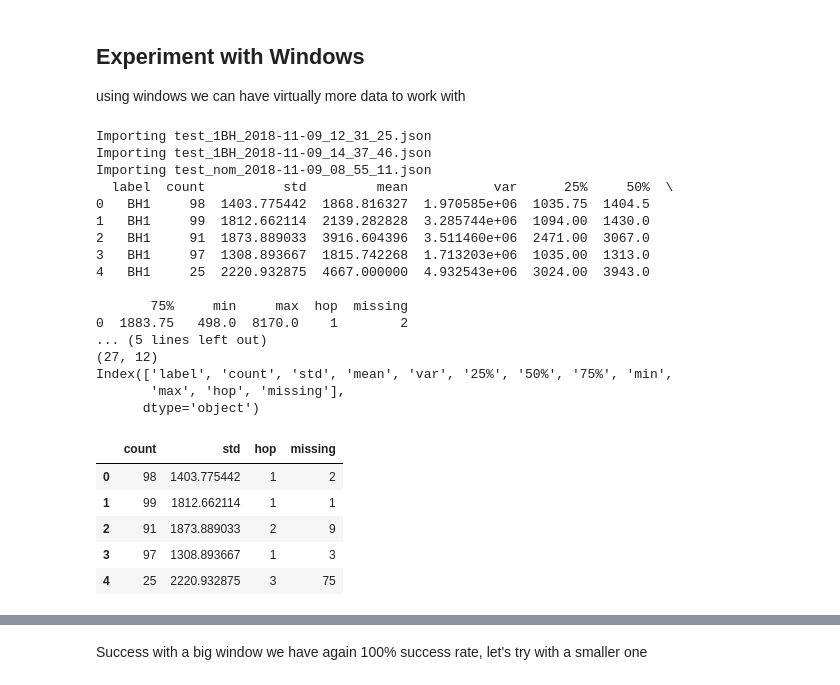
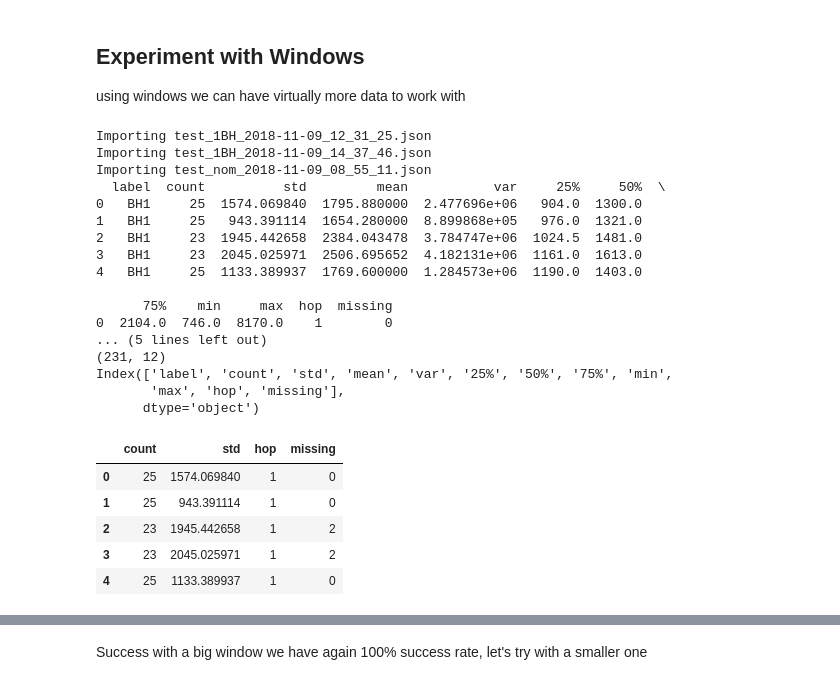
Before and after one commit to ichatz/iot-netprofiler, a Jupyter notebook: Kmeans/Kmeans Cooja 9.ipynb, the cells around one changed output, grey strips where cells are left out. Saved outputs shown, nothing was run; the diff lists cells and outputs as text; code cells hidden in the pictures.

```diff
--- a/Kmeans/Kmeans Cooja 9.ipynb
+++ b/Kmeans/Kmeans Cooja 9.ipynb
@@ -376,14 +387,14 @@ d={ "label":[],
    #"rtt/pkt":[]
 }
 
-window=100
+window=25
 for i in range(len(data)):
 
     for j in range(len(data[i])):
         #n=len(data[i][j].pkts["rtt"])
         n=pings[i]
         #print(n)
-        for z in range(0,n,window):
+        for z in range(0,n,int(1)):
             #print(z)
 
             #df1 = df1.assign(e=p.Series(np.random.randn(sLength)).values)
@@ -400,44 +411,44 @@ for i in range(len(data)):
             #print(nodeWindow.describe()["25%"])
             d["25%"].append(nodeWindow.describe()["25%"])
             d["50%"].append(nodeWindow.describe()["50%"])
             d["75%"].append(nodeWindow.describe()["75%"])
             d["min"].append(nodeWindow.describe()["min"])
             d["max"].append(nodeWindow.describe()["max"])
             d["hop"].append(data[i][j].hop)
 
             missing=window-nodeWindow.count()
             d["missing"].append(missing)
 
 stats=pd.DataFrame(d)
 
 print(stats.head())
 print(stats.shape)
 stats=stats.dropna()
 print(stats.shape)
 print(stats.columns)
 data=stats.drop(["label","25%","75%","50%","min","max","mean","var"],axis=1)
 data.head()
 # %% [output]
 Importing test_1BH_2018-11-09_12_31_25.json
 Importing test_1BH_2018-11-09_14_37_46.json
 Importing test_nom_2018-11-09_08_55_11.json
-  label  count          std         mean           var      25%     50%  \
-0   BH1     98  1403.775442  1868.816327  1.970585e+06  1035.75  1404.5
-1   BH1     99  1812.662114  2139.282828  3.285744e+06  1094.00  1430.0
-2   BH1     91  1873.889033  3916.604396  3.511460e+06  2471.00  3067.0
-3   BH1     97  1308.893667  1815.742268  1.713203e+06  1035.00  1313.0
-4   BH1     25  2220.932875  4667.000000  4.932543e+06  3024.00  3943.0
+  label  count          std         mean           var     25%     50%  \
+0   BH1     25  1574.069840  1795.880000  2.477696e+06   904.0  1300.0
+1   BH1     25   943.391114  1654.280000  8.899868e+05   976.0  1321.0
+2   BH1     23  1945.442658  2384.043478  3.784747e+06  1024.5  1481.0
+3   BH1     23  2045.025971  2506.695652  4.182131e+06  1161.0  1613.0
+4   BH1     25  1133.389937  1769.600000  1.284573e+06  1190.0  1403.0
 
-       75%     min     max  hop  missing
-0  1883.75   498.0  8170.0    1        2
+      75%    min     max  hop  missing
+0  2104.0  746.0  8170.0    1        0
 ... (5 lines left out)
-(27, 12)
+(231, 12)
 Index(['label', 'count', 'std', 'mean', 'var', '25%', '50%', '75%', 'min',
        'max', 'hop', 'missing'],
       dtype='object')
 |  | count | std | hop | missing |
-| 0 | 98 | 1403.775442 | 1 | 2 |
-| 1 | 99 | 1812.662114 | 1 | 1 |
-| 2 | 91 | 1873.889033 | 2 | 9 |
-| 3 | 97 | 1308.893667 | 1 | 3 |
-| 4 | 25 | 2220.932875 | 3 | 75 |
+| 0 | 25 | 1574.069840 | 1 | 0 |
+| 1 | 25 | 943.391114 | 1 | 0 |
+| 2 | 23 | 1945.442658 | 1 | 2 |
+| 3 | 23 | 2045.025971 | 1 | 2 |
+| 4 | 25 | 1133.389937 | 1 | 0 |
```
Also changed, not shown: parts of 8 cells of this notebook, 4 other files.
